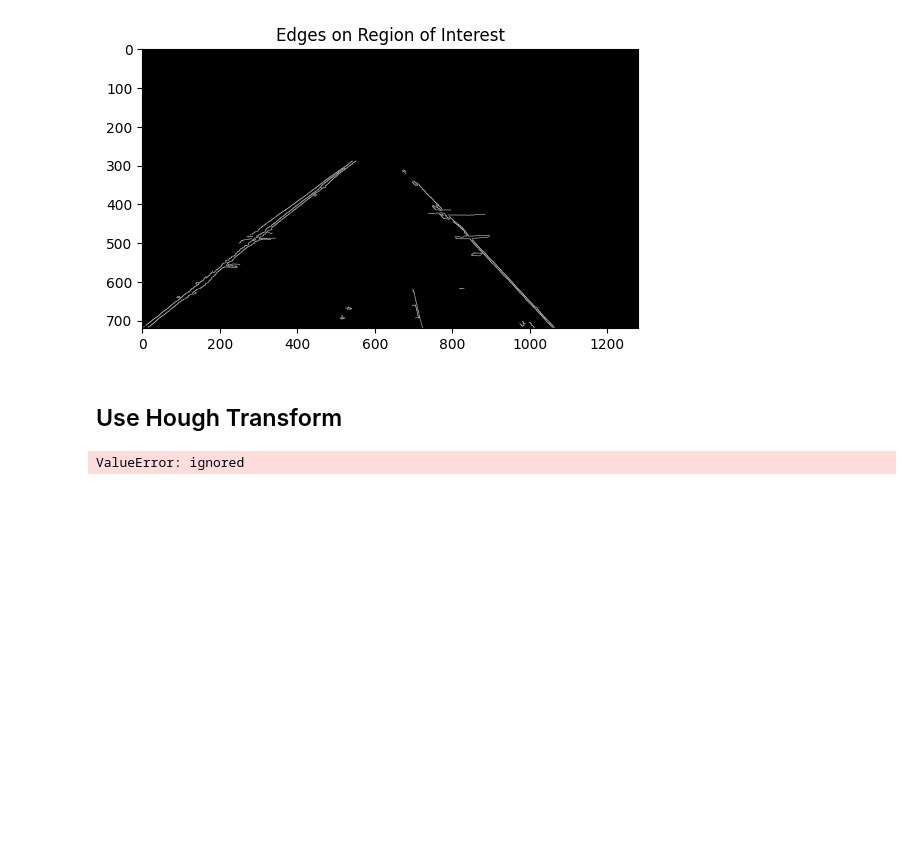
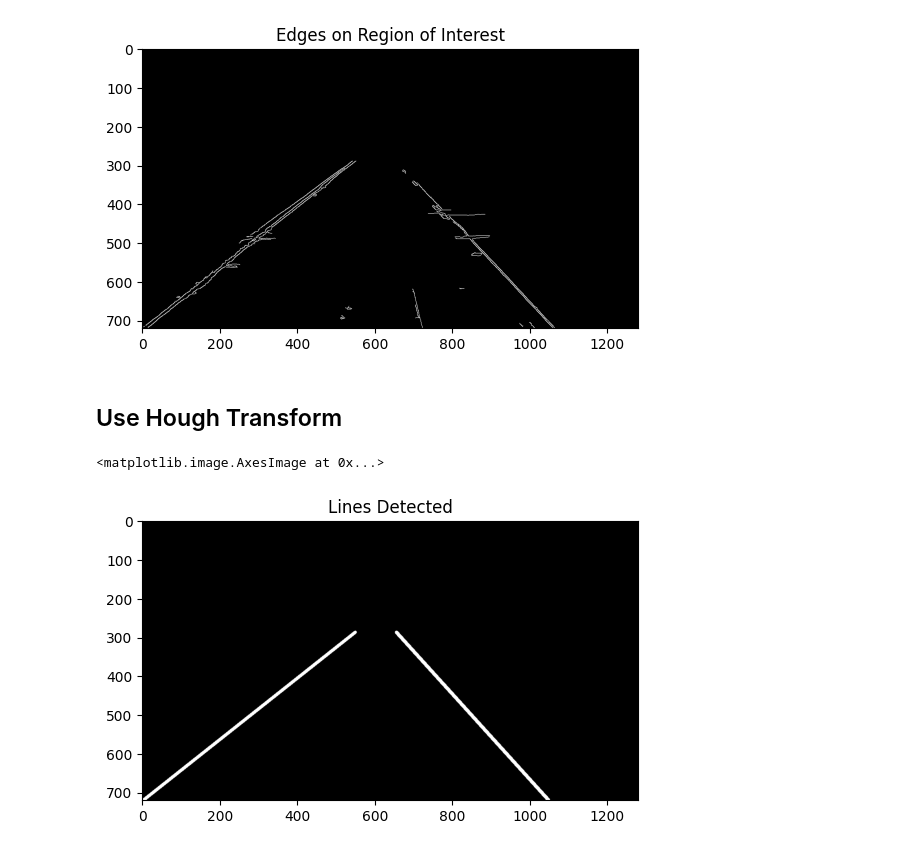
Before and after one commit to tusharraval102/Lane-Detection-in-Vehicles, a Jupyter notebook: Code/Notebook.ipynb, the cells around one changed output. Saved outputs shown, nothing was run; the diff lists cells and outputs as text; code cells hidden in the pictures; blank space fills up the shorter version.

```diff
--- a/Code/Notebook.ipynb
+++ b/Code/Notebook.ipynb
@@ -153,12 +163,14 @@ plt.imshow(masked_edges, cmap='Greys_r')
 # %%
 rho = 3
 theta = np.pi/180
 threshold = 15
 min_line_len = 150
 max_line_gap = 50
 
 lines = hough_line_transformation(masked_edges, rho, theta, threshold, min_line_len, max_line_gap)
+linesJpg = cv2.cvtColor(lines, cv2.COLOR_RGB2BGR)
 plt.title("Lines Detected")
-plt.imshow(lines)
+plt.imshow(linesJpg)
 # %% [output]
-ValueError: ignored
+<matplotlib.image.AxesImage at 0x...>
+[figure, added]
```
Also changed, not shown: parts of 10 cells of this notebook, 2 other files.
